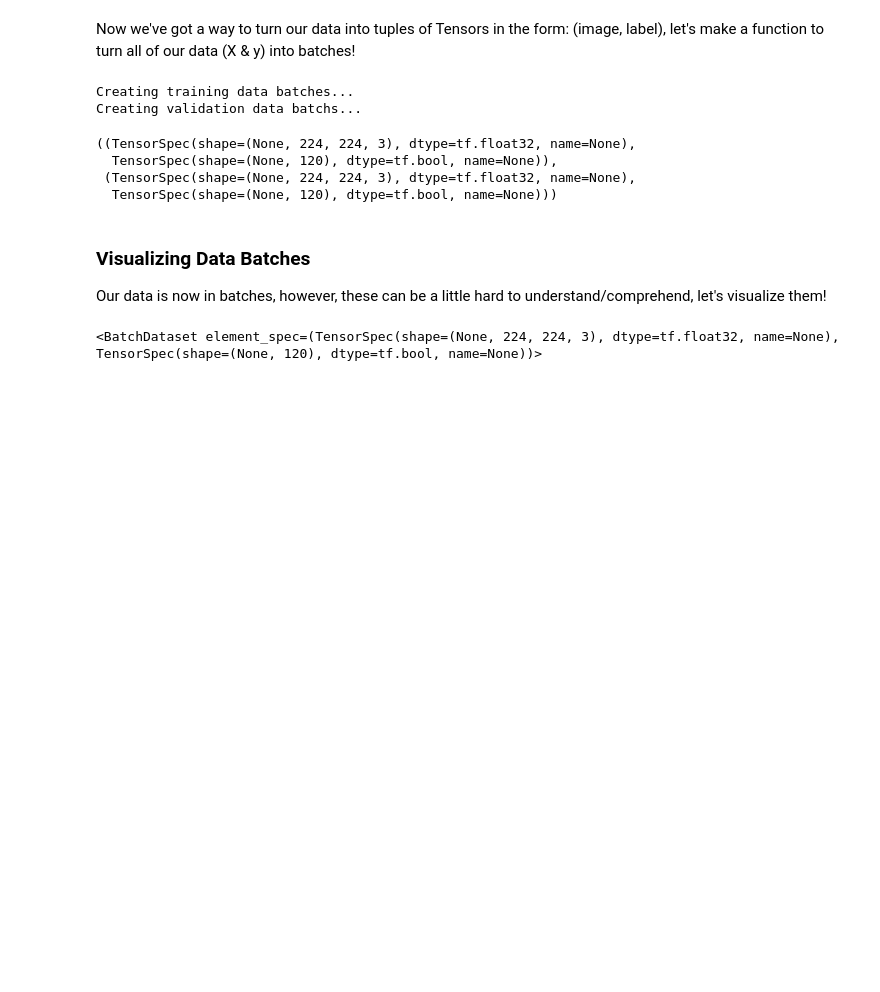
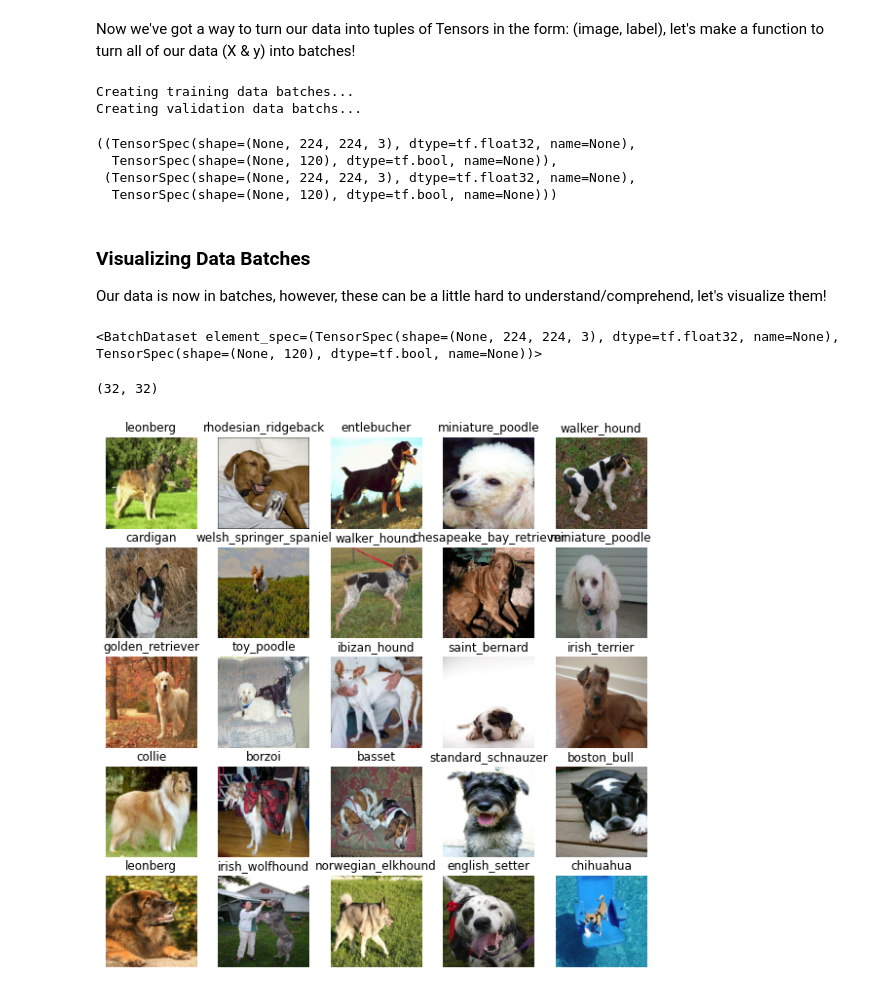
Before and after one commit to PiyushSharma1999/Dog-Vision, a Jupyter notebook: dog_vision.ipynb, the cells around one changed output. Cells and saved outputs as stored; diff of their text form; code cells hidden in the pictures; blank space fills up the shorter version.

```diff
--- a/dog_vision.ipynb
+++ b/dog_vision.ipynb
@@ -483,7 +487,7 @@ def create_data_batches(X, y=None, batch_size=BATCH_SIZE, valid_data=False,test_
     print("Creating testa data batches...")
     data = tf.data.Dataset.from_tensor_slices((tf.constant(X))) # only filepaths (no labels)
     data_batch = data.map(process_image).batch(BATCH_SIZE)
-
+    return data_batch
   # if the data is a valid dataset, we don't need to shuffle it
   elif valid_data:
     print("Creating validation data batchs...")
@@ -540,7 +544,7 @@ def show_25_images(images,labels):
     # Create subplots (5 rows, 5 columns)
     ax = plt.subplot(5,5 ,i+1)
     # Display an image
-    plt.show(images[i])
+    plt.imshow(images[i])
     # Add the image label as the title
     plt.title(unique_breeds[labels[i].argmax()])
     # Turn the grid lines off
@@ -549,3 +553,14 @@ def show_25_images(images,labels):
 train_data
 # %% [output]
 <BatchDataset element_spec=(TensorSpec(shape=(None, 224, 224, 3), dtype=tf.float32, name=None), TensorSpec(shape=(None, 120), dtype=tf.bool, name=None))>
+# %%
+train_images , train_labels = next(train_data.as_numpy_iterator())
+
+len(train_images), len(train_labels)
+# %% [output]
+(32, 32)
+# %%
+# Now let's visualize the data in a training batch
+show_25_images(train_images,train_labels)
+# %% [output]
+[figure, added]
```
Also changed, not shown: parts of 11 cells of this notebook.
